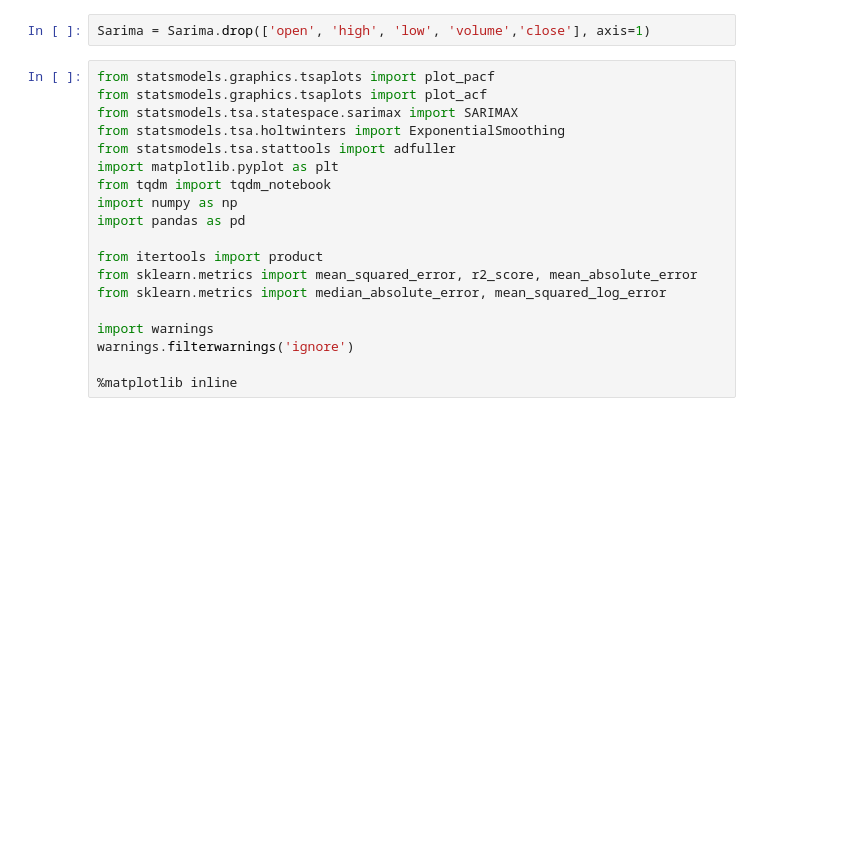
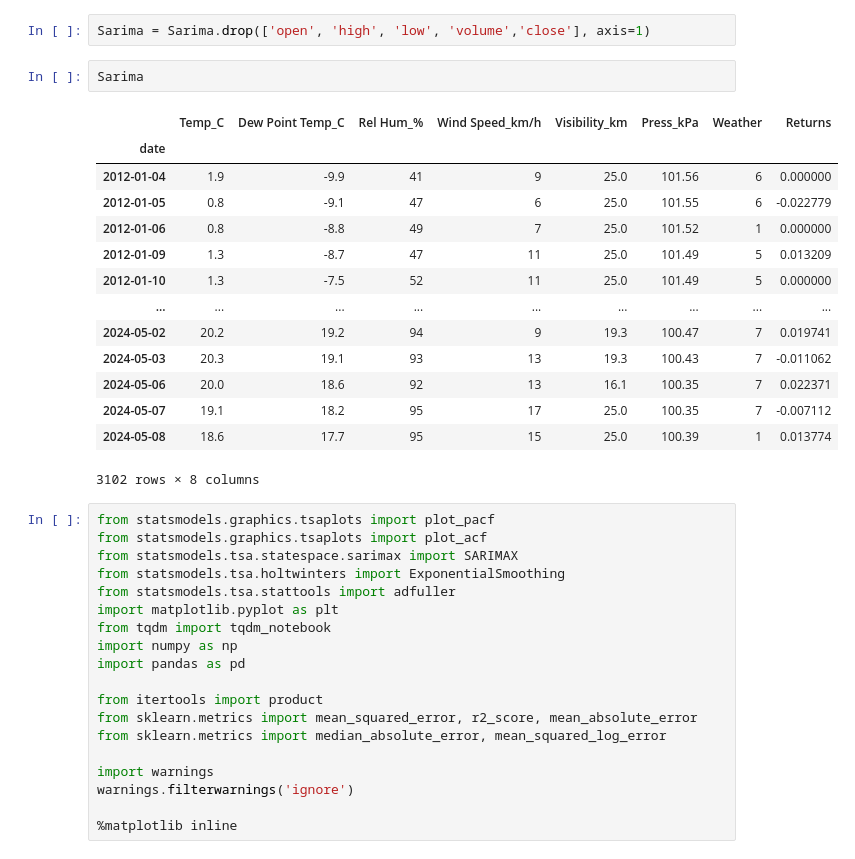
Before and after one commit to Rosma28/CA3_Strategic_Thinking, a Jupyter notebook: CA3_Capstone Project Report 2024017 Rosemary.ipynb, the cells around one changed output. Saved outputs shown, nothing was run; the diff lists cells and outputs as text; blank space fills up the shorter version.

```diff
--- a/CA3_Capstone Project Report 2024017 Rosemary.ipynb
+++ b/CA3_Capstone Project Report 2024017 Rosemary.ipynb
@@ -582,5 +598,22 @@ Sarima.dropna(inplace=True)
 # %%
 Sarima = Sarima.drop(['open', 'high', 'low', 'volume','close'], axis=1)
+# %%
+Sarima
+# %% [output]
+|  | Temp_C | Dew Point Temp_C | Rel Hum_% | Wind Speed_km/h | Visibility_km | Press_kPa | Weather | Returns |
+| date |  |  |  |  |  |  |  |  |
+| 2012-01-04 | 1.9 | -9.9 | 41 | 9 | 25.0 | 101.56 | 6 | 0.000000 |
+| 2012-01-05 | 0.8 | -9.1 | 47 | 6 | 25.0 | 101.55 | 6 | -0.022779 |
+| 2012-01-06 | 0.8 | -8.8 | 49 | 7 | 25.0 | 101.52 | 1 | 0.000000 |
+| 2012-01-09 | 1.3 | -8.7 | 47 | 11 | 25.0 | 101.49 | 5 | 0.013209 |
+| 2012-01-10 | 1.3 | -7.5 | 52 | 11 | 25.0 | 101.49 | 5 | 0.000000 |
+| ... | ... | ... | ... | ... | ... | ... | ... | ... |
+| 2024-05-02 | 20.2 | 19.2 | 94 | 9 | 19.3 | 100.47 | 7 | 0.019741 |
+| 2024-05-03 | 20.3 | 19.1 | 93 | 13 | 19.3 | 100.43 | 7 | -0.011062 |
+| 2024-05-06 | 20.0 | 18.6 | 92 | 13 | 16.1 | 100.35 | 7 | 0.022371 |
+| 2024-05-07 | 19.1 | 18.2 | 95 | 17 | 25.0 | 100.35 | 7 | -0.007112 |
+| 2024-05-08 | 18.6 | 17.7 | 95 | 15 | 25.0 | 100.39 | 1 | 0.013774 |
+3102 rows × 8 columns
 # %%
 from statsmodels.graphics.tsaplots import plot_pacf
 from statsmodels.graphics.tsaplots import plot_acf
```
Also changed, not shown: parts of 16 cells of this notebook, 1 other file.
